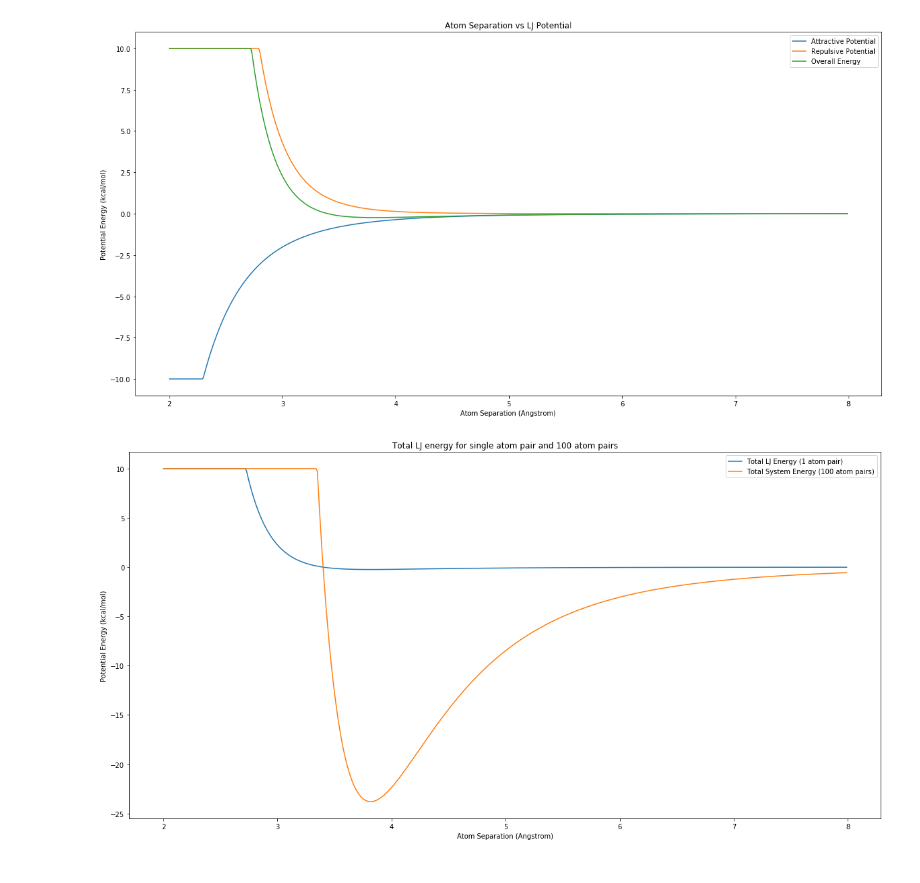
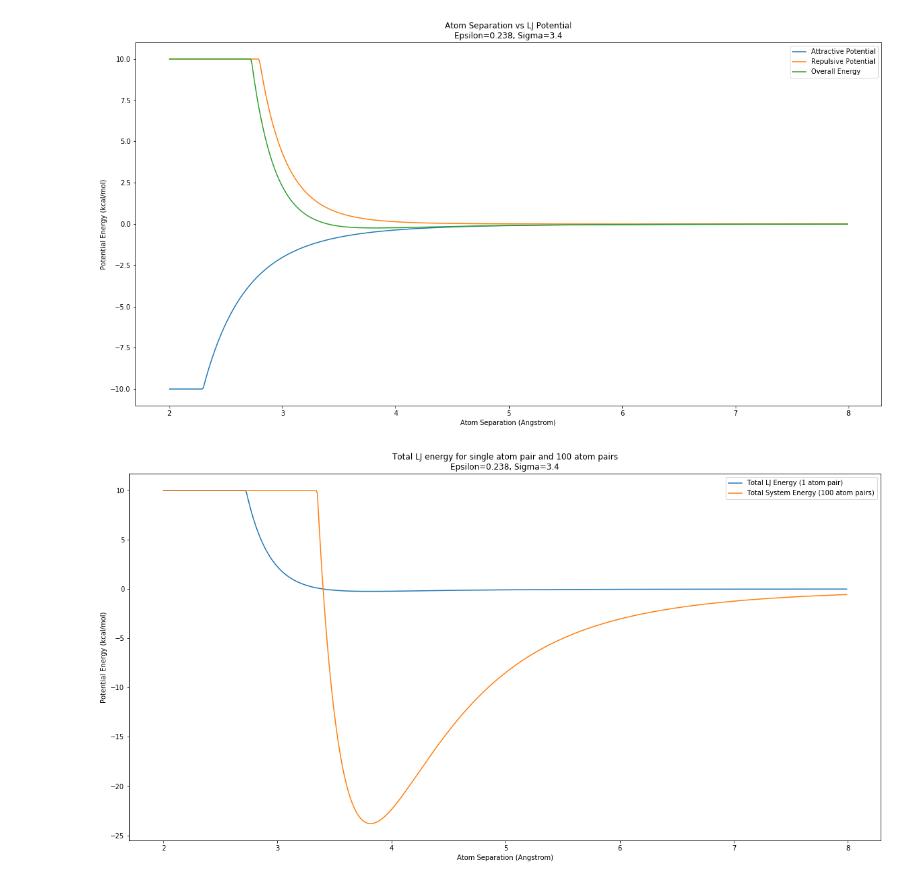
Before and after one commit to zdavidli/compbio, a Jupyter notebook: assignments/hw1/Untitled1.ipynb, the cells around one changed output. Cells and saved outputs as stored; diff of their text form; code cells hidden in the pictures.

```diff
--- a/assignments/hw1/Untitled1.ipynb
+++ b/assignments/hw1/Untitled1.ipynb
@@ -19,7 +19,7 @@ col1, col2, col3, col4 = [data1[:,i] for i in range(4)]
 
 fig1 = plt.figure(figsize=(20,10))
 ax1 = fig1.add_subplot(111)
-ax1.set_title("Atom Separation vs LJ Potential")
+ax1.set_title("Atom Separation vs LJ Potential\nEpsilon=0.238, Sigma=3.4")
 ax1.set_xlabel('Atom Separation (Angstrom)')
 ax1.set_ylabel('Potential Energy (kcal/mol)')
 ax1.plot(col1, col2, label='Attractive Potential')
@@ -31,22 +31,21 @@ plt.show()
 
 fig1.savefig('./graph1.png')
 # %% [output]
-[figure, old version]
+[figure, new version]
 # %%
 col5, col6, col7, col8 = [data2[:,i] for i in range(4)]
 
-
 fig2 = plt.figure(figsize=(20,10))
 ax2 = fig2.add_subplot(111)
-ax2.set_title("Total LJ energy for single atom pair and 100 atom pairs")
+ax2.set_title("Total LJ energy for single atom pair and 100 atom pairs\nEpsilon=0.238, Sigma=3.4")
 ax2.set_xlabel('Atom Separation (Angstrom)')
 ax2.set_ylabel('Potential Energy (kcal/mol)')
 ax2.plot(col1, col4, label='Total LJ Energy (1 atom pair)')
 ax2.plot(col5, col8, label='Total System Energy (100 atom pairs)')
 leg = ax2.legend()
 
 plt.show()
 
 fig1.savefig('./graph2.png')
 # %% [output]
-[figure, old version]
+[figure, new version]
```
Also changed, not shown: 2 other files.
